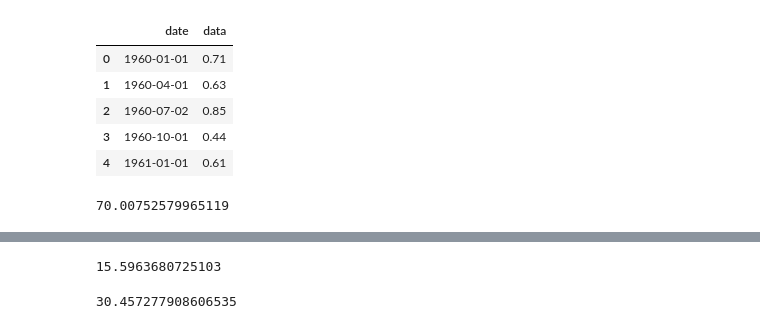
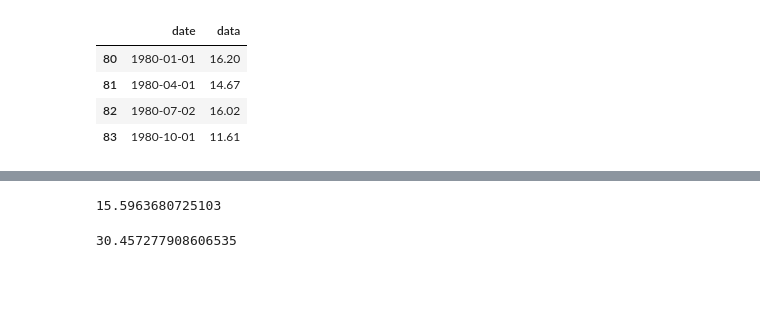
Before and after one commit to Xupeiyi/Time-Series-Forcasting-In-Python, a Jupyter notebook: ch2.ipynb, the cells around one changed output, grey strips where cells are left out. Saved outputs shown, nothing was run; the diff lists cells and outputs as text; code cells hidden in the pictures; blank space fills up the shorter version.

```diff
--- a/ch2.ipynb
+++ b/ch2.ipynb
@@ -4,10 +5,9 @@ import pandas as pd
 # %%
 df = pd.read_csv('./data/jj.csv')
-df.head()
+df.tail(4)
 # %% [output]
 |  | date | data |
-| 0 | 1960-01-01 | 0.71 |
-| 1 | 1960-04-01 | 0.63 |
-| 2 | 1960-07-02 | 0.85 |
-| 3 | 1960-10-01 | 0.44 |
-| 4 | 1961-01-01 | 0.61 |
+| 80 | 1980-01-01 | 16.20 |
+| 81 | 1980-04-01 | 14.67 |
+| 82 | 1980-07-02 | 16.02 |
+| 83 | 1980-10-01 | 11.61 |
@@ -18,8 +20,3 @@ def calc_mape(predicted_value, true_value):
     """Calculate mean absolute percentage error"""
     error = (predicted_value - true_value) / true_value
     return np.mean(np.abs(error)) * 100
-# %%
-historical_mean = np.mean(train['data'])
-calc_mape(historical_mean, test['data'])
-# %% [output]
-70.00752579965119
```
Also changed, not shown: parts of 5 cells of this notebook.
